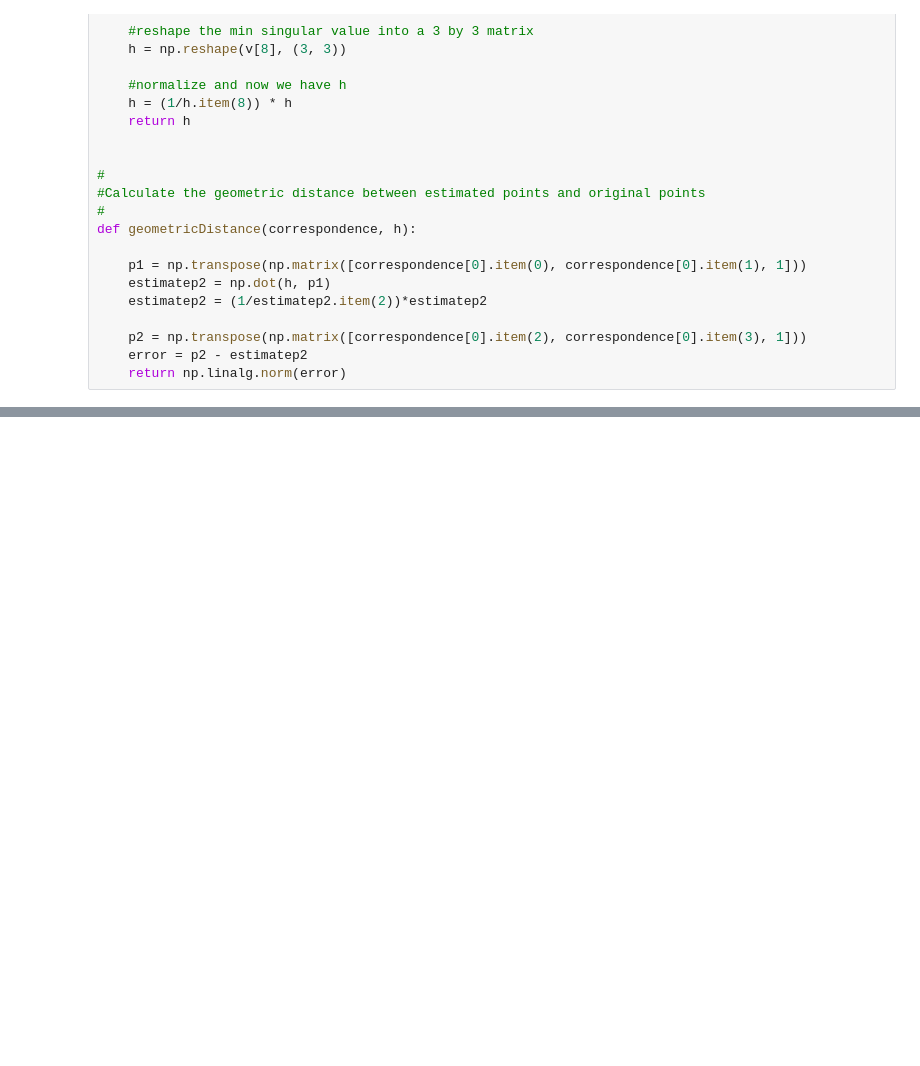
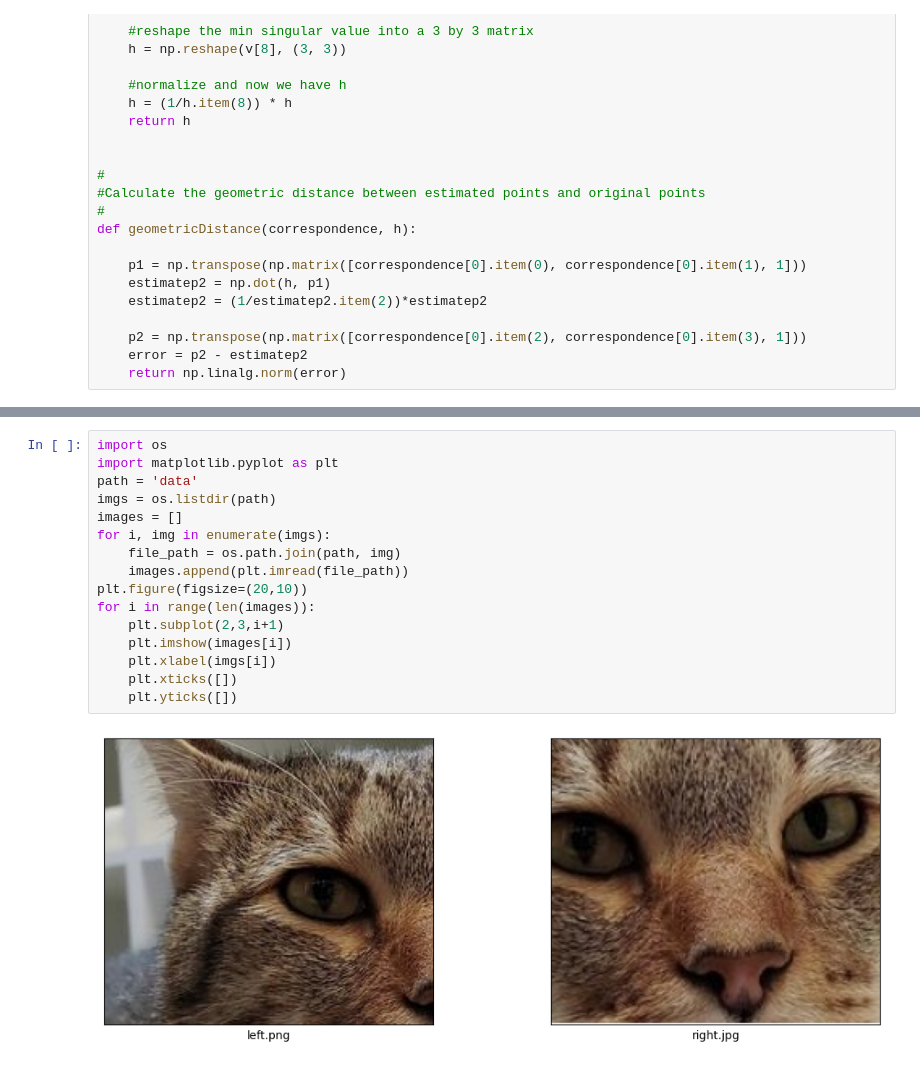
Before and after one commit to Dblue44/myfirsthackathon, a Jupyter notebook: stitching_tests/homography_final.ipynb, the cells around one changed output, grey strips where cells are left out. Saved outputs shown, nothing was run; the diff lists cells and outputs as text; blank space fills up the shorter version.

Commit message:
Add image stitching baseline

```diff
--- a/stitching_tests/homography_final.ipynb
+++ b/stitching_tests/homography_final.ipynb
@@ -213,4 +213,22 @@ def ransac(corr, thresh):
         if len(maxInliers) > (len(corr)*thresh):
             break
     return finalH, maxInliers
+# %%
+import os
+import matplotlib.pyplot as plt
+path = 'data'
+imgs = os.listdir(path)
+images = []
+for i, img in enumerate(imgs):
+    file_path = os.path.join(path, img)
+    images.append(plt.imread(file_path))
+plt.figure(figsize=(20,10))
+for i in range(len(images)):
+    plt.subplot(2,3,i+1)
+    plt.imshow(images[i])
+    plt.xlabel(imgs[i])
+    plt.xticks([])
+    plt.yticks([])
+# %% [output]
+[figure, added]
 # %%
```
Also changed, not shown: parts of 7 cells of this notebook, 5 other files.
